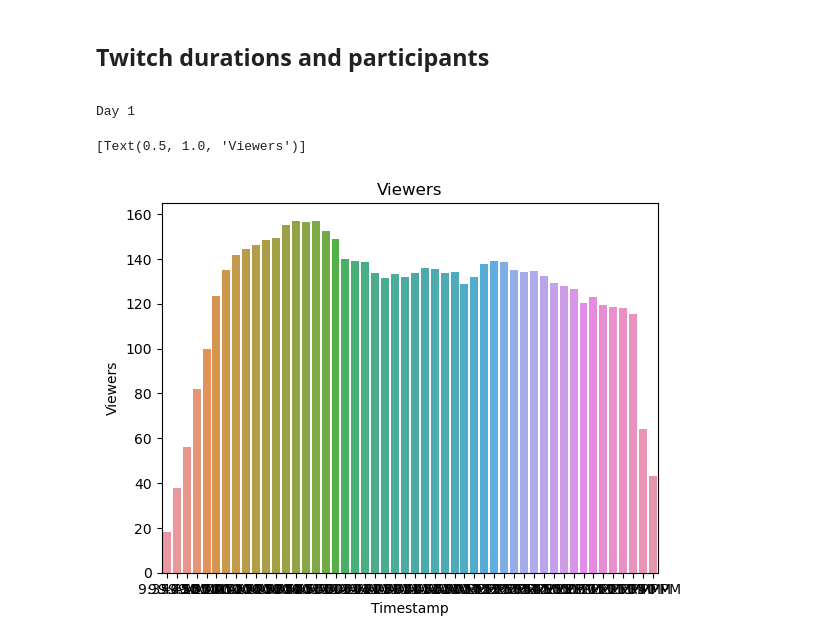
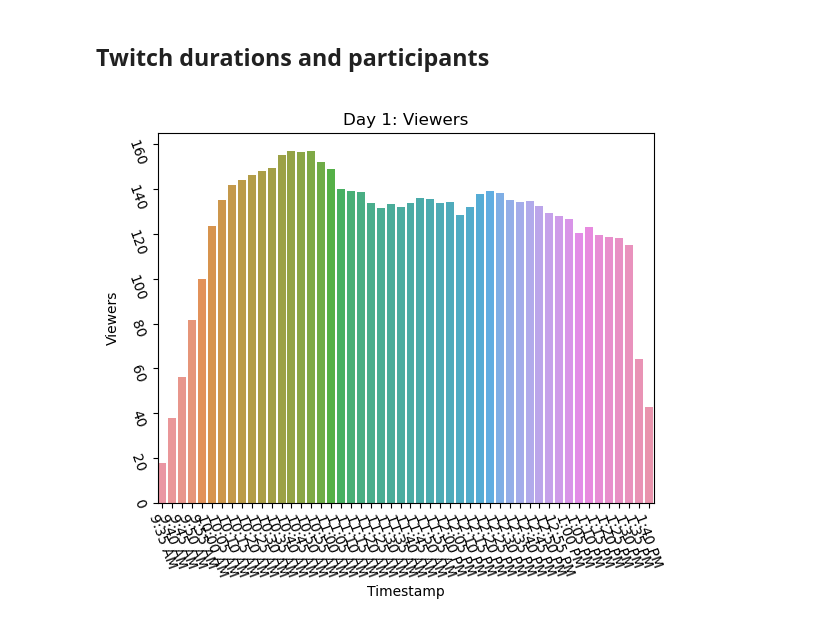
Before and after one commit to coderefinery/workshop-stats, a Jupyter notebook: Twitch_stats.ipynb, the cells around one changed output. Drawn from its saved outputs; the diff is of its cells as text; code cells hidden in the pictures.

Commit message:
Day 1 view plots

```diff
--- a/Twitch_stats.ipynb
+++ b/Twitch_stats.ipynb
@@ -42,9 +42,9 @@ twitchDF_day1.head()
 ## Twitch durations and participants
 <a id =1> </a>
 # %%
-print("Day 1")
-sns.barplot(x=twitchDF_day1.index, y=twitchDF_day1.columns[0], data=twitchDF_day1).set(title=twitchDF_day1.columns[0])
+ax = sns.barplot(x=twitchDF_day1.index, y=twitchDF_day1.columns[0], data=twitchDF_day1)
+ax.set(title="Day 1: {}".format(twitchDF_day1.columns[0]))
+ax.set_xticklabels(twitchDF_day1.index)
+ax.tick_params(labelrotation = 290)
 # %% [output]
-Day 1
-[Text(0.5, 1.0, 'Viewers')]
-[figure, old version]
+[figure, new version]
```
Also changed, not shown: parts of 6 cells of this notebook.
